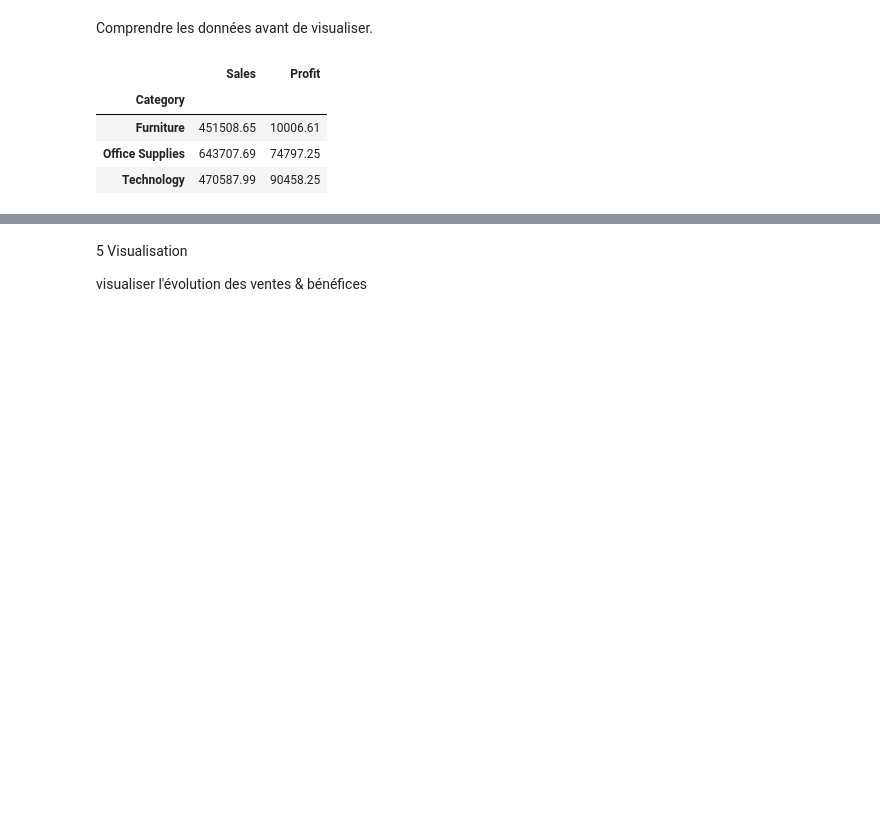
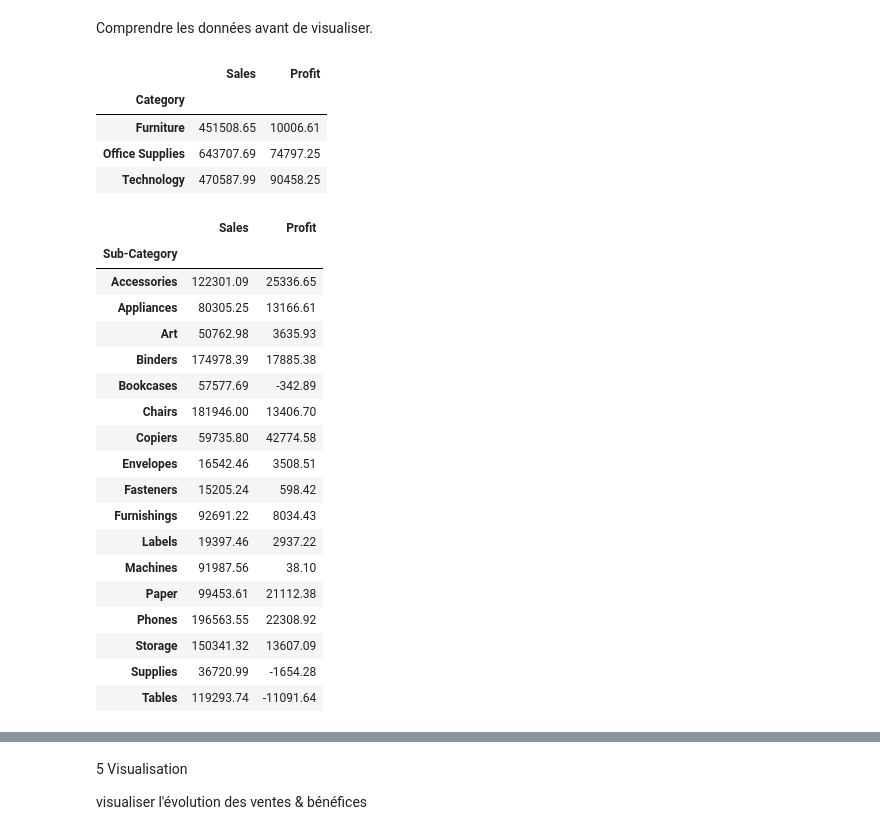
Before and after one commit to naimanm/projetn, a Jupyter notebook: Main/BusinessIntelligence.ipynb, the cells around one changed output, grey strips where cells are left out. Cells and saved outputs as stored; diff of their text form; code cells hidden in the pictures; blank space fills up the shorter version.

```diff
--- a/Main/BusinessIntelligence.ipynb
+++ b/Main/BusinessIntelligence.ipynb
@@ -79,3 +79,27 @@ display(ventes)
 | Furniture | 451508.65 | 10006.61 |
 | Office Supplies | 643707.69 | 74797.25 |
 | Technology | 470587.99 | 90458.25 |
+# %%
+# Ventes Total et bénéfices Total par Sub-Category
+ventes_sub = round(df.groupby('Sub-Category')[['Sales','Profit']].sum(), 2)
+display(ventes_sub)
+# %% [output]
+|  | Sales | Profit |
+| Sub-Category |  |  |
+| Accessories | 122301.09 | 25336.65 |
+| Appliances | 80305.25 | 13166.61 |
+| Art | 50762.98 | 3635.93 |
+| Binders | 174978.39 | 17885.38 |
+| Bookcases | 57577.69 | -342.89 |
+| Chairs | 181946.00 | 13406.70 |
+| Copiers | 59735.80 | 42774.58 |
+| Envelopes | 16542.46 | 3508.51 |
+| Fasteners | 15205.24 | 598.42 |
+| Furnishings | 92691.22 | 8034.43 |
+| Labels | 19397.46 | 2937.22 |
+| Machines | 91987.56 | 38.10 |
+| Paper | 99453.61 | 21112.38 |
+| Phones | 196563.55 | 22308.92 |
+| Storage | 150341.32 | 13607.09 |
+| Supplies | 36720.99 | -1654.28 |
+| Tables | 119293.74 | -11091.64 |
```
Also changed, not shown: parts of 5 cells of this notebook.
